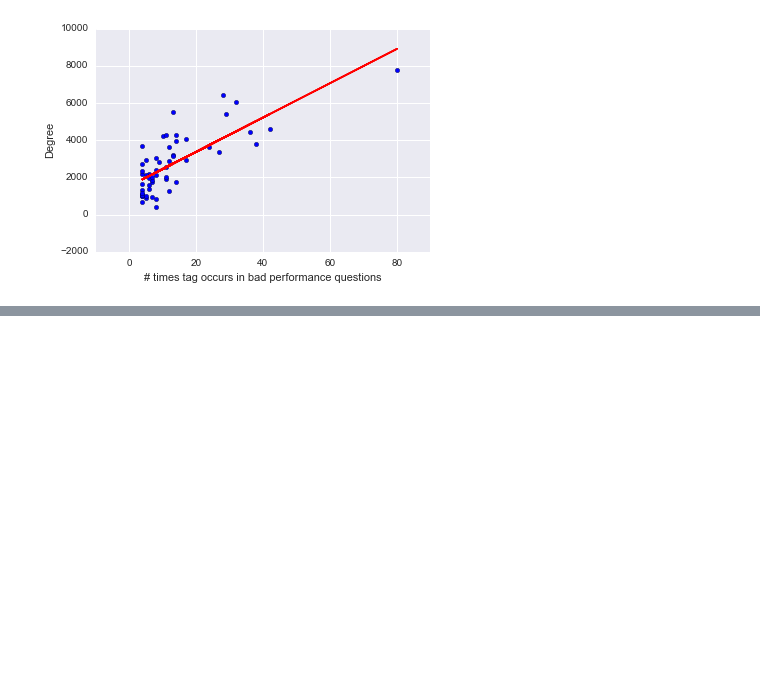
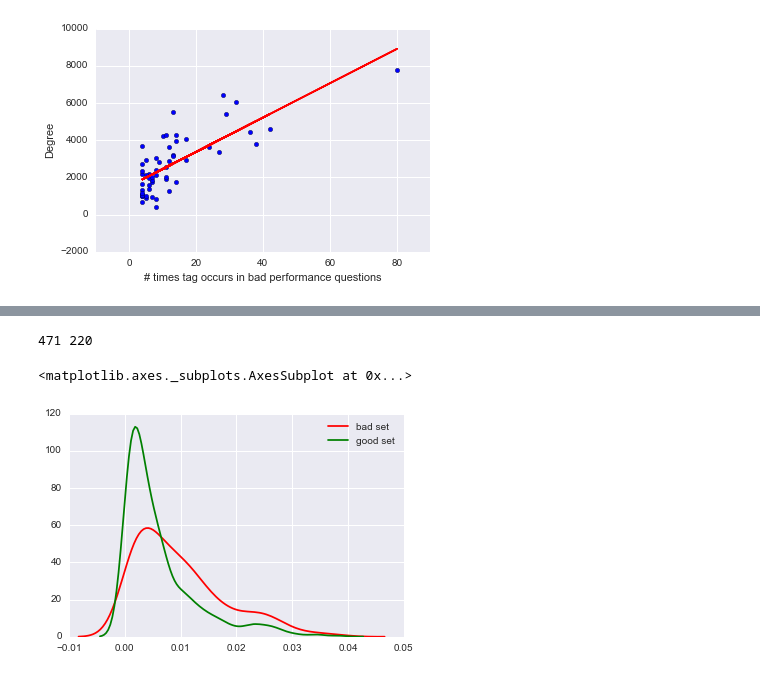
Before and after one commit to CS224W/Project, a Jupyter notebook: code/node2vec grid accuracy.ipynb, the cells around one changed output, grey strips where cells are left out. Cells and saved outputs as stored; diff of their text form; code cells hidden in the pictures; blank space fills up the shorter version.

```diff
--- a/code/node2vec grid accuracy.ipynb
+++ b/code/node2vec grid accuracy.ipynb
@@ -609,3 +608,12 @@ plt.xlabel('# times tag occurs in bad performance questions')
 # %% [output]
 <matplotlib.text.Text at 0x...>
 [figure]
+# %%
+ut_stats = pd.read_csv('/Users/prmathur/Downloads/user-tag-stats.csv')
+uu_stats = pd.read_csv('/Users/prmathur/Downloads/user-user-stats.csv')
+# %%
+bad_questn_tags = test_df.iloc[bad_questn].Tags.values
+good_questn_tags = test_df.iloc[good_questn].Tags.values
+
+bad_tags = set(itertools.chain.from_iterable(bad_questn_tags))
+good_tags = set(itertools.chain.from_iterable(good_questn_tags))
@@ -611,0 +633,17 @@ plt.xlabel('# times tag occurs in bad performance questions')
+# %%
+good_tags_id = [tag2index_dict[k] for k in good_tags if k in tag2index_dict]
+bad_tags_id = [tag2index_dict[k] for k in bad_tags if k in tag2index_dict]
+# %%
+print len(good_tags_id), len(bad_tags_id)
+# %% [output]
+471 220
+# %%
+%matplotlib inline
+good_tags_hub = ut_stats[ut_stats.id.isin(good_tags_id)]['hub'].values
+bad_tags_hub = ut_stats[ut_stats.id.isin(bad_tags_id)]['hub'].values
+
+sns.kdeplot(bad_tags_hub, c='r', label='bad set')
+sns.kdeplot(good_tags_hub, c='g', label='good set')
+# %% [output]
+<matplotlib.axes._subplots.AxesSubplot at 0x...>
+[figure, added]
```
Also changed, not shown: parts of 17 cells of this notebook, 6 other files.
